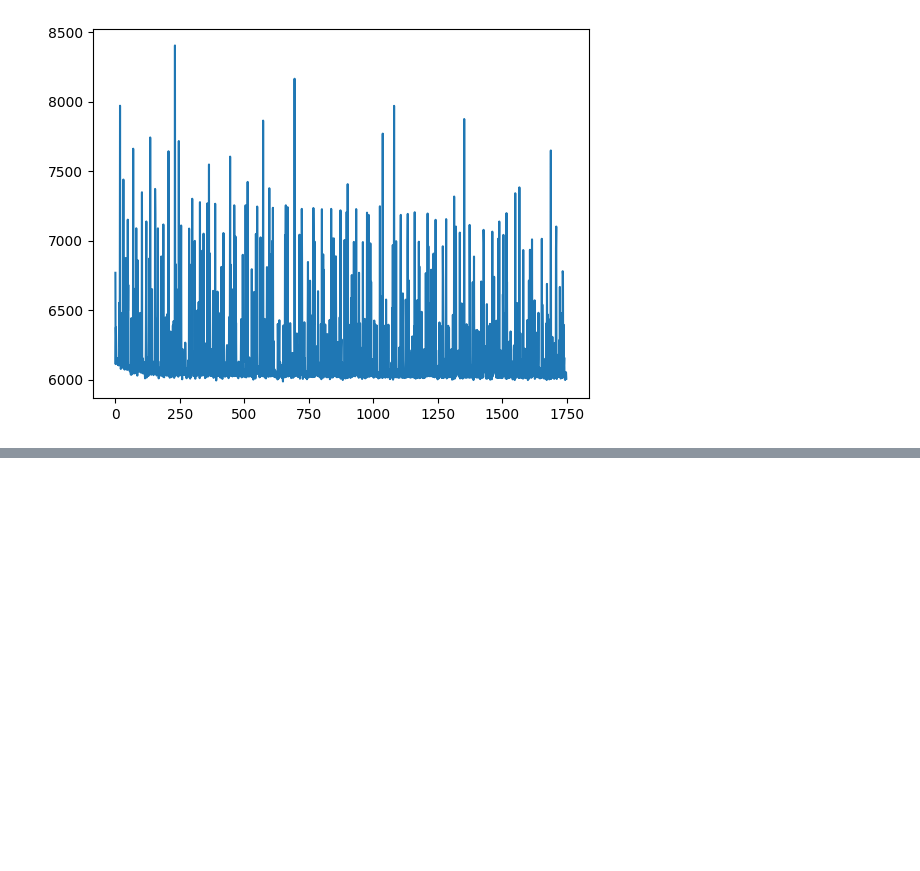
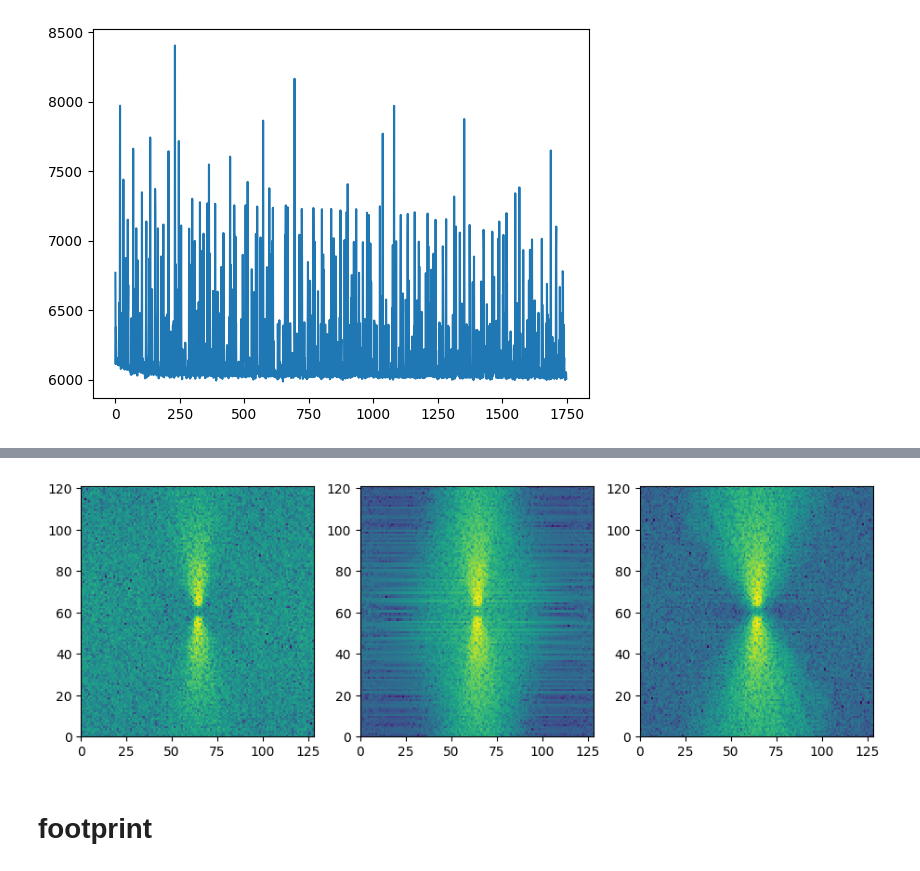
Before and after one commit to al-jshen/cfilt, a Jupyter notebook: notebooks/cascade.ipynb, the cells around one changed output, grey strips where cells are left out. Saved outputs shown, nothing was run; the diff lists cells and outputs as text; code cells hidden in the pictures; blank space fills up the shorter version.

```diff
--- a/notebooks/cascade.ipynb
+++ b/notebooks/cascade.ipynb
@@ -288,0 +178,9 @@ plt.imshow(truths[-1][0][0].detach().cpu().numpy())
+# %%
+qplot(
+    [tim, outim, torch.tensor(ds.images[1600][10]).reshape(1, 1, *im.shape)],
+    lambda x: np.log(np.abs(fft2d(crop(x[0][0].detach().cpu().numpy())))),
+)
+# %% [output]
+[figure, added]
+# %% [markdown]
+# footprint
```
Also changed, not shown: parts of 28 cells of this notebook, 7 other files.
